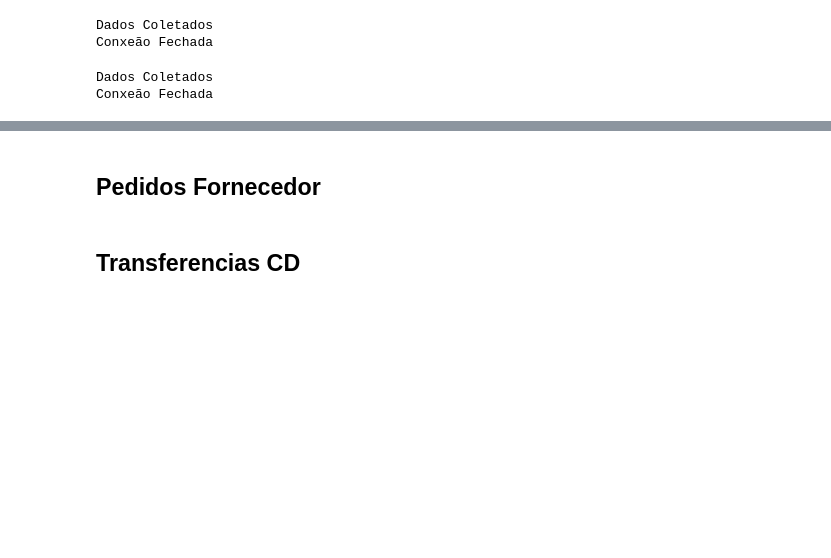
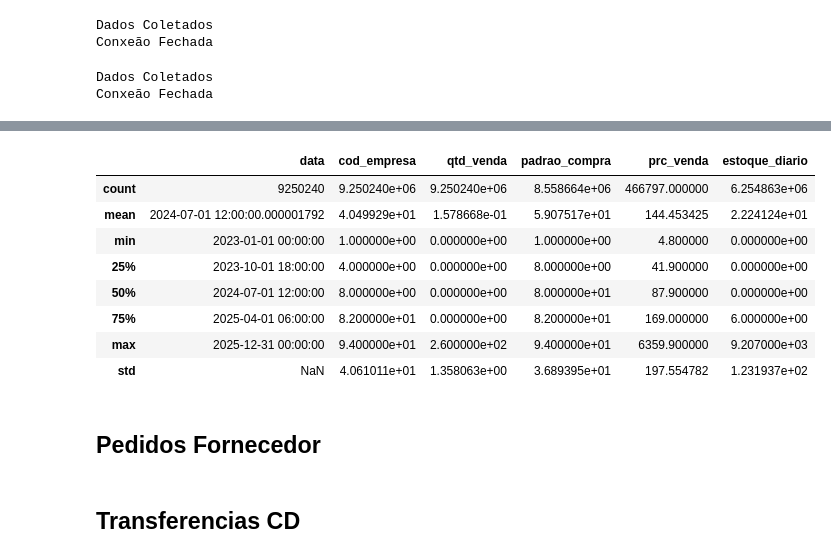
Before and after one commit to mirellacfarias/coletor_dados_previsao_demanda, a Jupyter notebook: bases.ipynb, the cells around one changed output, grey strips where cells are left out. Cells and saved outputs as stored; diff of their text form; code cells hidden in the pictures; blank space fills up the shorter version.

```diff
--- a/bases.ipynb
+++ b/bases.ipynb
@@ -353,3 +644,15 @@ base_demanda.head()
+# %%
+base_demanda.describe()
+# %% [output]
+|  | data | cod_empresa | qtd_venda | padrao_compra | prc_venda | estoque_diario |
+| count | 9250240 | 9.250240e+06 | 9.250240e+06 | 8.558664e+06 | 466797.000000 | 6.254863e+06 |
+| mean | 2024-07-01 12:00:00.000001792 | 4.049929e+01 | 1.578668e-01 | 5.907517e+01 | 144.453425 | 2.224124e+01 |
+| min | 2023-01-01 00:00:00 | 1.000000e+00 | 0.000000e+00 | 1.000000e+00 | 4.800000 | 0.000000e+00 |
+| 25% | 2023-10-01 18:00:00 | 4.000000e+00 | 0.000000e+00 | 8.000000e+00 | 41.900000 | 0.000000e+00 |
+| 50% | 2024-07-01 12:00:00 | 8.000000e+00 | 0.000000e+00 | 8.000000e+01 | 87.900000 | 0.000000e+00 |
+| 75% | 2025-04-01 06:00:00 | 8.200000e+01 | 0.000000e+00 | 8.200000e+01 | 169.000000 | 6.000000e+00 |
+| max | 2025-12-31 00:00:00 | 9.400000e+01 | 2.600000e+02 | 9.400000e+01 | 6359.900000 | 9.207000e+03 |
+| std | NaN | 4.061011e+01 | 1.358063e+00 | 3.689395e+01 | 197.554782 | 1.231937e+02 |
 # %%
 del df_est_fechamento
 # %%
```
Also changed, not shown: parts of 22 cells of this notebook, 36 other files.
